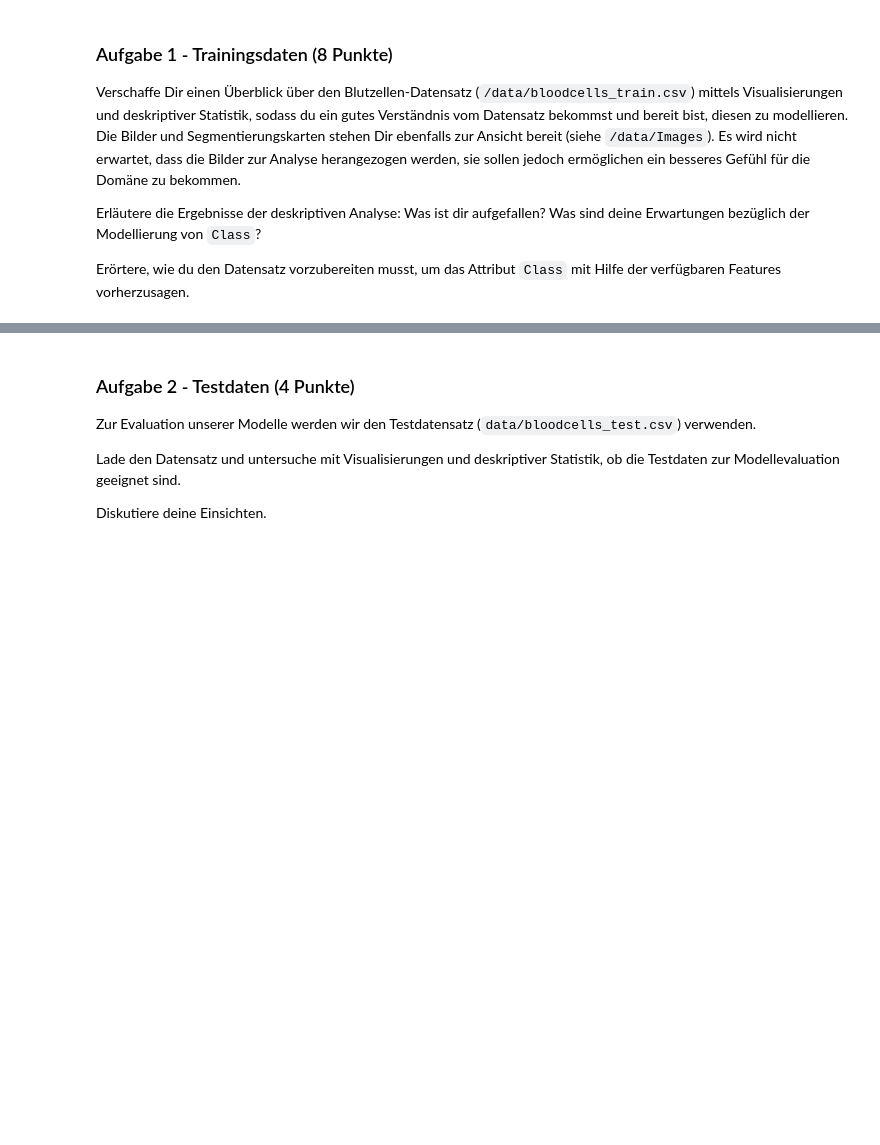
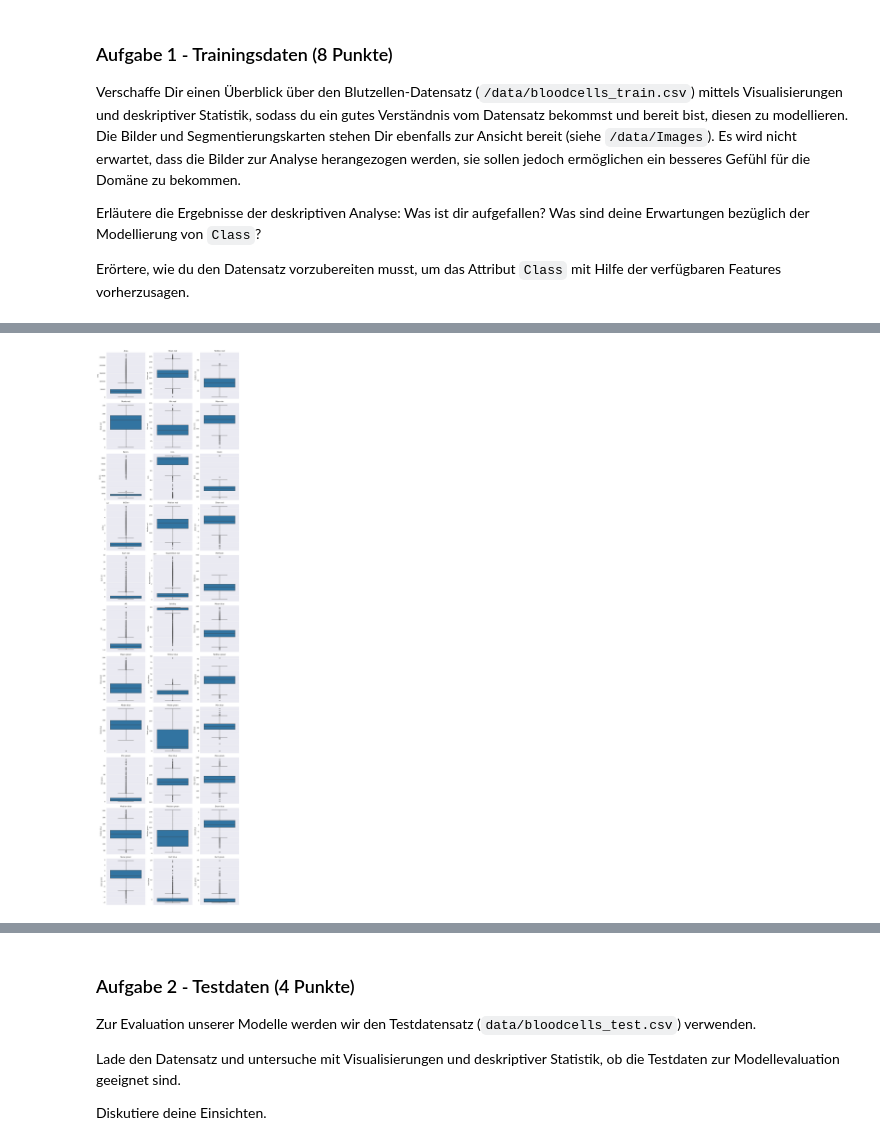
Before and after one commit to staldenhoefler/gml_mc2, a Jupyter notebook: gml_minichallenge_2-checkpoint.ipynb, the cells around one changed output, grey strips where cells are left out. Drawn from its saved outputs; the diff is of its cells as text; code cells hidden in the pictures; blank space fills up the shorter version.

```diff
--- a/gml_minichallenge_2-checkpoint.ipynb
+++ b/gml_minichallenge_2-checkpoint.ipynb
@@ -124,0 +126,3 @@ Erörtere, wie du den Datensatz vorzubereiten musst, um das Attribut `Class` mit
+# %%
+train_data = pd.read_csv('data/bloodcells_train.csv', delimiter=';')
+train_data
@@ -124,0 +156,9 @@ Erörtere, wie du den Datensatz vorzubereiten musst, um das Attribut `Class` mit
+# %%
+plt.figure(figsize=(13, 50))
+for i, col in enumerate(train_data.select_dtypes(include=['number']), 1):
+    plt.subplot(11, 3, i)
+    sns.boxplot(y=train_data[col])
+    plt.title(col)
+    plt.tight_layout()
+# %% [output]
+[figure, added]
```
Also changed, not shown: parts of 21 cells of this notebook.
